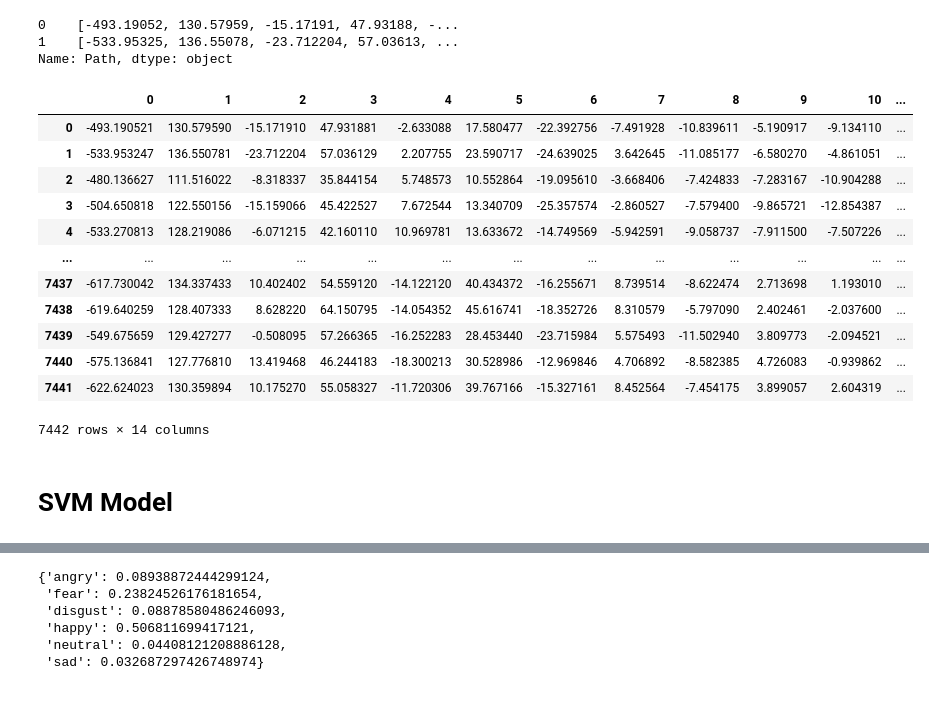
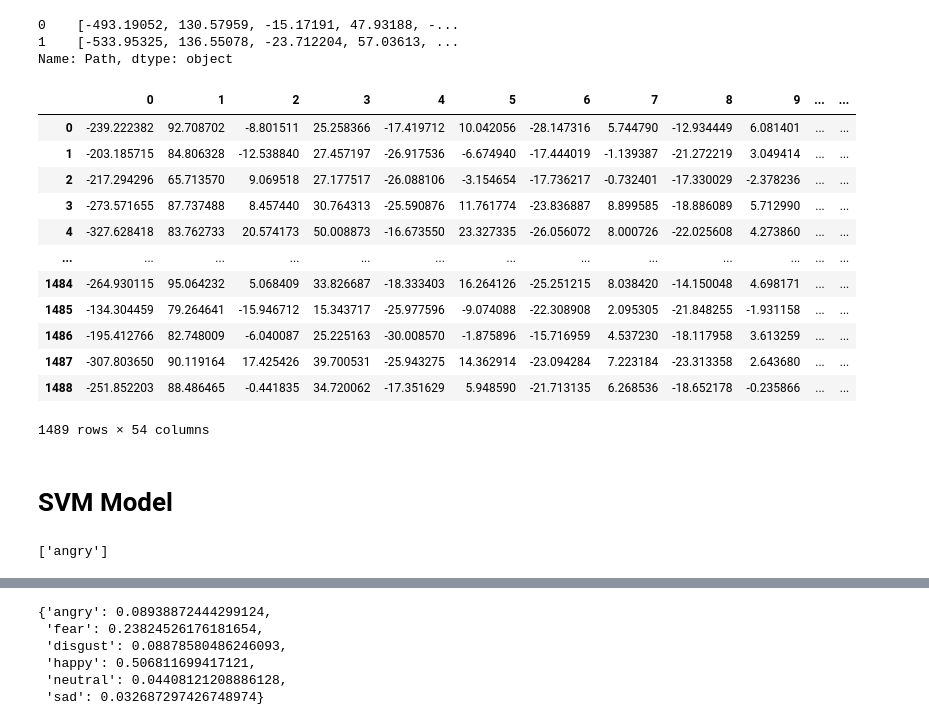
Before and after one commit to satria-ui/TugasAkhir2023, a Jupyter notebook: script/main.ipynb, the cells around one changed output, grey strips where cells are left out. Cells and saved outputs as stored; diff of their text form; code cells hidden in the pictures.

```diff
--- a/script/main.ipynb
+++ b/script/main.ipynb
@@ -173,22 +173,33 @@ Name: Path, dtype: object
 1    [-533.95325, 136.55078, -23.712204, 57.03613, ...
 Name: Path, dtype: object
 # %%
-from Code.utils import CremaD, figures, audio_extraction
-X_mfcc = audio_extraction("./dataset/").extract_audio()
+from Code.utils import audio_extraction
+X_mfcc = audio_extraction("./dataset/test/").extract_audio()
 X_mfcc
 # %% [output]
-|  | 0 | 1 | 2 | 3 | 4 | 5 | 6 | 7 | 8 | 9 | 10 | ... |
-| 0 | -493.190521 | 130.579590 | -15.171910 | 47.931881 | -2.633088 | 17.580477 | -22.392756 | -7.491928 | -10.839611 | -5.190917 | -9.134110 | ... |
-| 1 | -533.953247 | 136.550781 | -23.712204 | 57.036129 | 2.207755 | 23.590717 | -24.639025 | 3.642645 | -11.085177 | -6.580270 | -4.861051 | ... |
-| 2 | -480.136627 | 111.516022 | -8.318337 | 35.844154 | 5.748573 | 10.552864 | -19.095610 | -3.668406 | -7.424833 | -7.283167 | -10.904288 | ... |
-| 3 | -504.650818 | 122.550156 | -15.159066 | 45.422527 | 7.672544 | 13.340709 | -25.357574 | -2.860527 | -7.579400 | -9.865721 | -12.854387 | ... |
-| 4 | -533.270813 | 128.219086 | -6.071215 | 42.160110 | 10.969781 | 13.633672 | -14.749569 | -5.942591 | -9.058737 | -7.911500 | -7.507226 | ... |
+|  | 0 | 1 | 2 | 3 | 4 | 5 | 6 | 7 | 8 | 9 | ... | ... |
+| 0 | -239.222382 | 92.708702 | -8.801511 | 25.258366 | -17.419712 | 10.042056 | -28.147316 | 5.744790 | -12.934449 | 6.081401 | ... | ... |
+| 1 | -203.185715 | 84.806328 | -12.538840 | 27.457197 | -26.917536 | -6.674940 | -17.444019 | -1.139387 | -21.272219 | 3.049414 | ... | ... |
+| 2 | -217.294296 | 65.713570 | 9.069518 | 27.177517 | -26.088106 | -3.154654 | -17.736217 | -0.732401 | -17.330029 | -2.378236 | ... | ... |
+| 3 | -273.571655 | 87.737488 | 8.457440 | 30.764313 | -25.590876 | 11.761774 | -23.836887 | 8.899585 | -18.886089 | 5.712990 | ... | ... |
+| 4 | -327.628418 | 83.762733 | 20.574173 | 50.008873 | -16.673550 | 23.327335 | -26.056072 | 8.000726 | -22.025608 | 4.273860 | ... | ... |
 | ... | ... | ... | ... | ... | ... | ... | ... | ... | ... | ... | ... | ... |
-| 7437 | -617.730042 | 134.337433 | 10.402402 | 54.559120 | -14.122120 | 40.434372 | -16.255671 | 8.739514 | -8.622474 | 2.713698 | 1.193010 | ... |
-| 7438 | -619.640259 | 128.407333 | 8.628220 | 64.150795 | -14.054352 | 45.616741 | -18.352726 | 8.310579 | -5.797090 | 2.402461 | -2.037600 | ... |
-| 7439 | -549.675659 | 129.427277 | -0.508095 | 57.266365 | -16.252283 | 28.453440 | -23.715984 | 5.575493 | -11.502940 | 3.809773 | -2.094521 | ... |
-| 7440 | -575.136841 | 127.776810 | 13.419468 | 46.244183 | -18.300213 | 30.528986 | -12.969846 | 4.706892 | -8.582385 | 4.726083 | -0.939862 | ... |
-| 7441 | -622.624023 | 130.359894 | 10.175270 | 55.058327 | -11.720306 | 39.767166 | -15.327161 | 8.452564 | -7.454175 | 3.899057 | 2.604319 | ... |
+| 1484 | -264.930115 | 95.064232 | 5.068409 | 33.826687 | -18.333403 | 16.264126 | -25.251215 | 8.038420 | -14.150048 | 4.698171 | ... | ... |
+| 1485 | -134.304459 | 79.264641 | -15.946712 | 15.343717 | -25.977596 | -9.074088 | -22.308908 | 2.095305 | -21.848255 | -1.931158 | ... | ... |
+| 1486 | -195.412766 | 82.748009 | -6.040087 | 25.225163 | -30.008570 | -1.875896 | -15.716959 | 4.537230 | -18.117958 | 3.613259 | ... | ... |
+| 1487 | -307.803650 | 90.119164 | 17.425426 | 39.700531 | -25.943275 | 14.362914 | -23.094284 | 7.223184 | -23.313358 | 2.643680 | ... | ... |
+| 1488 | -251.852203 | 88.486465 | -0.441835 | 34.720062 | -17.351629 | 5.948590 | -21.713135 | 6.268536 | -18.652178 | -0.235866 | ... | ... |
-7442 rows × 14 columns
+1489 rows × 54 columns
 # %% [markdown]
 # SVM Model
+# %%
+import numpy as np
+def reverse_label_encoder(data):
+    mapping = {'angry': 0, 'fear': 1, 'disgust': 2, 'happy': 3, 'neutral': 4, 'sad': 5}
+    reverse_mapping_dict = {v: k for k, v in mapping.items()}
+    return [reverse_mapping_dict[label] for label in data]
+
+prediction =  0
+print(reverse_label_encoder([prediction]))
+# %% [output]
+['angry']
```
Also changed, not shown: parts of 3 cells of this notebook, 4 other files.
